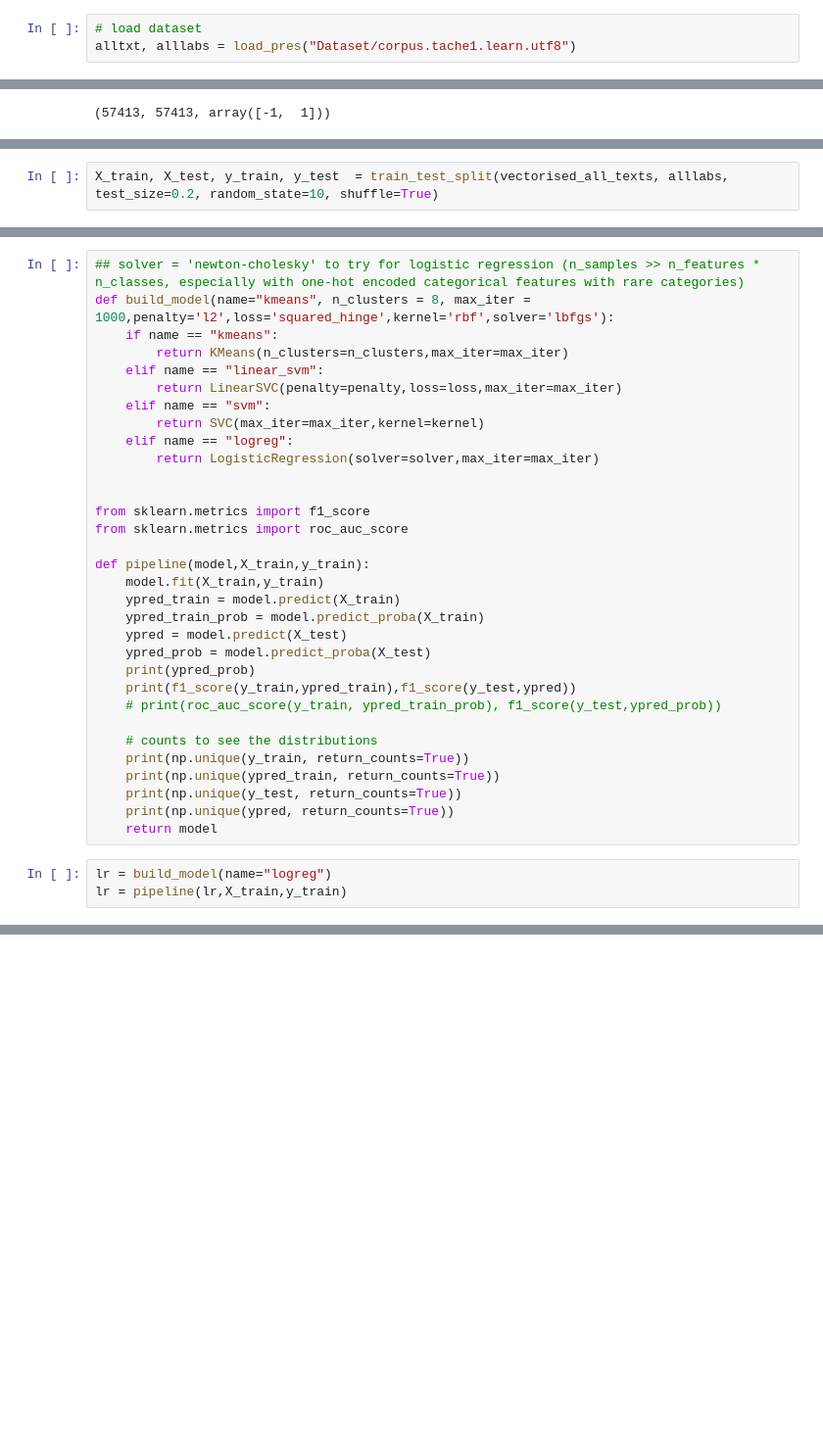
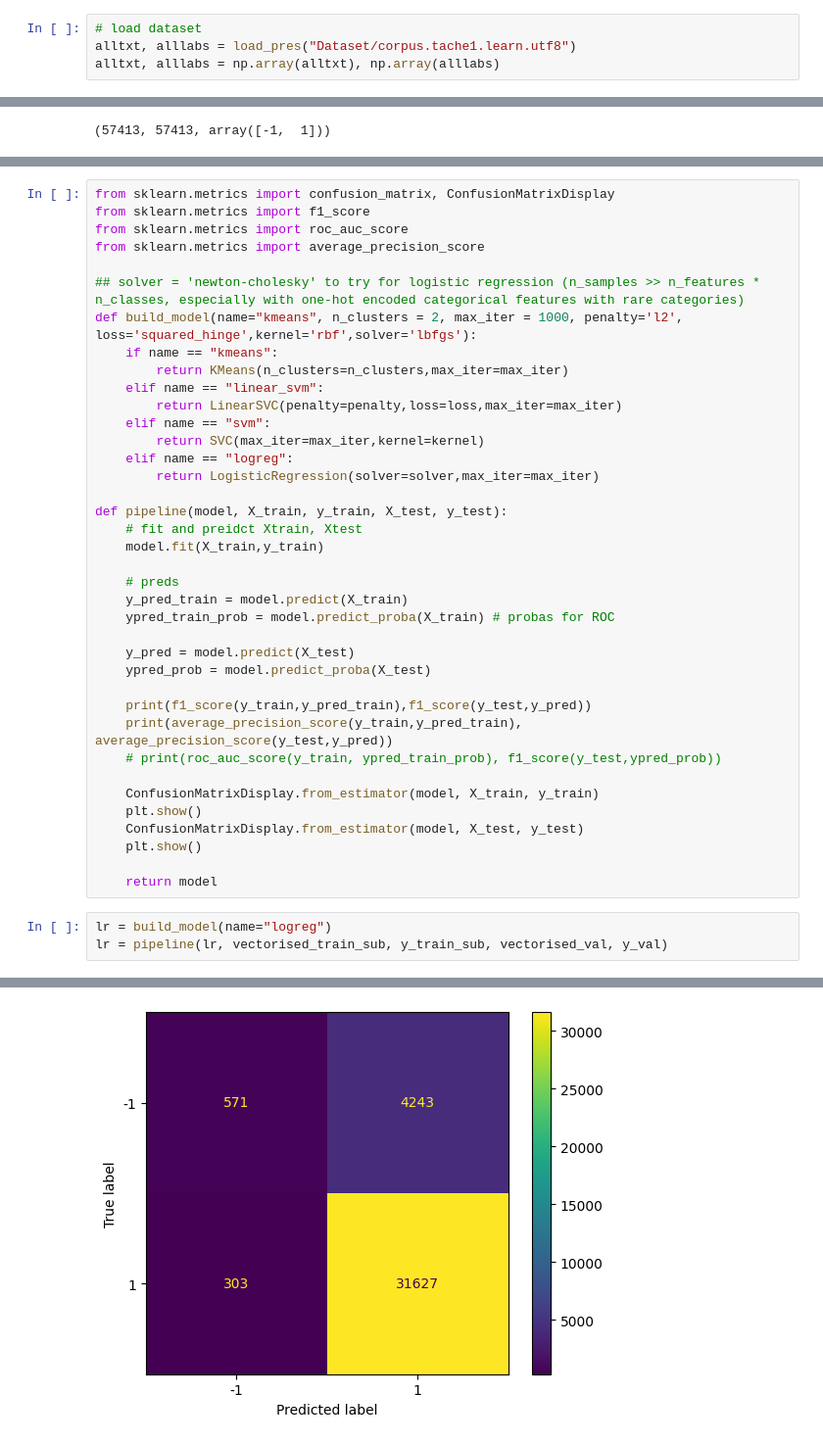
Before and after one commit to alan-man/tal-projet, a Jupyter notebook: speakers.ipynb, the cells around one changed output, grey strips where cells are left out. Shown at 98% size. Drawn from its saved outputs; the diff is of its cells as text; blank space fills up the shorter version.

```diff
--- a/speakers.ipynb
+++ b/speakers.ipynb
@@ -19,6 +19,7 @@ The autoreload extension is already loaded. To reload it, use:
 # %%
 # load dataset
 alltxt, alllabs = load_pres("Dataset/corpus.tache1.learn.utf8")
+alltxt, alllabs = np.array(alltxt), np.array(alllabs)
 # %%
 # M = -1, C = 1
 len(alltxt), len(alllabs), np.unique(alllabs)
@@ -134,2 +149,0 @@ plt.plot(df_ranked["count"].values)
-# %%
-X_train, X_test, y_train, y_test  = train_test_split(vectorised_all_texts, alllabs, test_size=0.2, random_state=10, shuffle=True)
@@ -136,6 +153,11 @@ X_train, X_test, y_train, y_test  = train_test_split(vectorised_all_texts, allla
 # %%
+from sklearn.metrics import confusion_matrix, ConfusionMatrixDisplay
+from sklearn.metrics import f1_score
+from sklearn.metrics import roc_auc_score
+from sklearn.metrics import average_precision_score
+
 ## solver = 'newton-cholesky' to try for logistic regression (n_samples >> n_features * n_classes, especially with one-hot encoded categorical features with rare categories)
-def build_model(name="kmeans", n_clusters = 8, max_iter = 1000,penalty='l2',loss='squared_hinge',kernel='rbf',solver='lbfgs'):
+def build_model(name="kmeans", n_clusters = 2, max_iter = 1000, penalty='l2', loss='squared_hinge',kernel='rbf',solver='lbfgs'):
     if name == "kmeans":
         return KMeans(n_clusters=n_clusters,max_iter=max_iter)
     elif name == "linear_svm":
@@ -145,27 +167,28 @@ def build_model(name="kmeans", n_clusters = 8, max_iter = 1000,penalty='l2',loss
     elif name == "logreg":
         return LogisticRegression(solver=solver,max_iter=max_iter)
 
+def pipeline(model, X_train, y_train, X_test, y_test):
+    # fit and preidct Xtrain, Xtest
+    model.fit(X_train,y_train)
 
-from sklearn.metrics import f1_score
-from sklearn.metrics import roc_auc_score
+    # preds
+    y_pred_train = model.predict(X_train)
+    ypred_train_prob = model.predict_proba(X_train) # probas for ROC
 
-def pipeline(model,X_train,y_train):
-    model.fit(X_train,y_train)
-    ypred_train = model.predict(X_train)
-    ypred_train_prob = model.predict_proba(X_train)
-    ypred = model.predict(X_test)
+    y_pred = model.predict(X_test)
     ypred_prob = model.predict_proba(X_test)
-    print(ypred_prob)
-    print(f1_score(y_train,ypred_train),f1_score(y_test,ypred))
+
+    print(f1_score(y_train,y_pred_train),f1_score(y_test,y_pred))
+    print(average_precision_score(y_train,y_pred_train), average_precision_score(y_test,y_pred))
     # print(roc_auc_score(y_train, ypred_train_prob), f1_score(y_test,ypred_prob))
 
-    # counts to see the distributions
-    print(np.unique(y_train, return_counts=True))
-    print(np.unique(ypred_train, return_counts=True))
-    print(np.unique(y_test, return_counts=True))
-    print(np.unique(ypred, return_counts=True))
+    ConfusionMatrixDisplay.from_estimator(model, X_train, y_train)
+    plt.show()
+    ConfusionMatrixDisplay.from_estimator(model, X_test, y_test)
+    plt.show()
+
     return model
 # %%
 lr = build_model(name="logreg")
-lr = pipeline(lr,X_train,y_train)
+lr = pipeline(lr, vectorised_train_sub, y_train_sub, vectorised_val, y_val)
 # %% [output]
@@ -183,0 +197 @@ lr = pipeline(lr,X_train,y_train)
+[figure, added]
```
Also changed, not shown: parts of 24 cells of this notebook, 1 other file.
